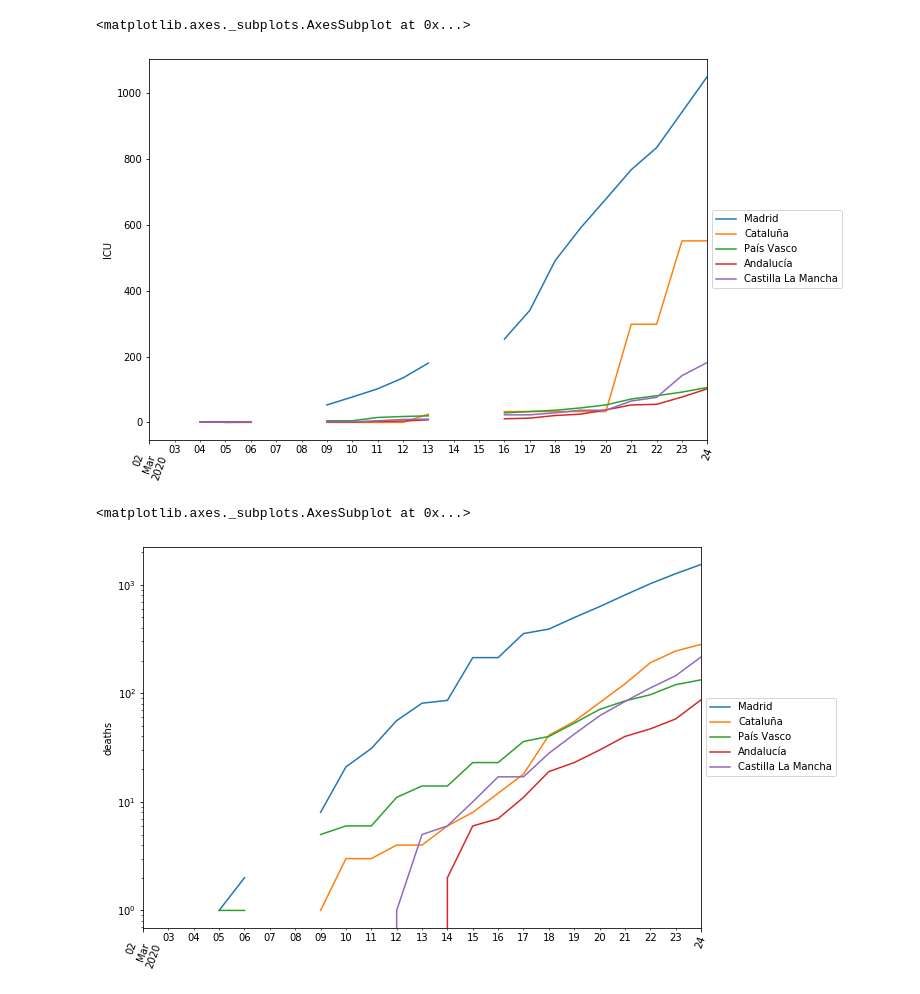
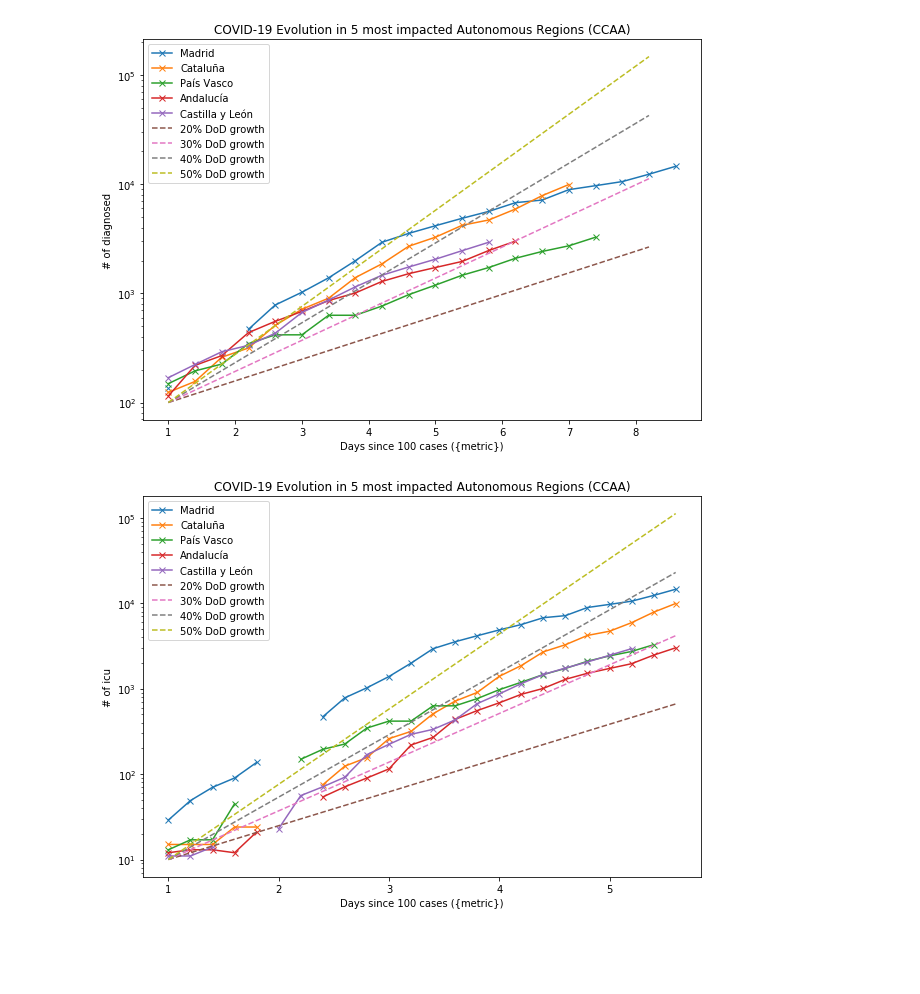
Before and after one commit to atibaup/covid-spain, a Jupyter notebook: notebooks/001_plots.ipynb, the cells around one changed output. Drawn from its saved outputs; the diff is of its cells as text; code cells hidden in the pictures; blank space fills up the shorter version.

```diff
--- a/notebooks/001_plots.ipynb
+++ b/notebooks/001_plots.ipynb
@@ -31,14 +33,2 @@ deaths = deaths.merge(reference, left_index=True, right_index=True, how='right')
 
 most_impacted_ccaa = diagnosed.tail(1).iloc[0].sort_values(ascending=False).head(5)
-# %%
-rates = np.arange(0.2, 0.5, 0.1)
-most_impacted_ccaa_name = most_impacted_ccaa.index[0]
-start_point = diagnosed[most_impacted_ccaa_name].iloc[0]
-growth_cols = []
-for rate in rates:
-    growth_col = f'{most_impacted_ccaa_name} {(rate*100):.0f}% DoD growth'
-    diagnosed[growth_col] = start_point * np.power(1 + rate, diagnosed['days_since_start'])
-    growth_cols.append(growth_col)
-# %%
-to_plot = most_impacted_ccaa.index.tolist() + growth_cols
-ax = pretty_plot(diagnosed[to_plot], '# diagnosed (log)', logy=True)
@@ -47,10 +35,35 @@ ax = pretty_plot(diagnosed[to_plot], '# diagnosed (log)', logy=True)
-# %%
-pretty_plot(icu[most_impacted_ccaa.index], 'ICU')
-# %% [output]
-<matplotlib.axes._subplots.AxesSubplot at 0x...>
-[figure, removed]
-# %%
-pretty_plot(deaths[most_impacted_ccaa.index], 'deaths', logy=True)
-# %% [output]
-<matplotlib.axes._subplots.AxesSubplot at 0x...>
-[figure, removed]
+# %%
+def plot_aligned_metrics(k, m, ccaas):
+    rates = [0.2, 0.3, 0.4, 0.5]
+    for ccaa in ccaas:
+        diagnosed[f'{ccaa}-days-since-{k}-{metric}'] = diagnosed['days_since_start'] -\
+            diagnosed['days_since_start'].loc[diagnosed[ccaa] >= k].iloc[0]
+
+    fig = plt.figure(figsize=(10, 7))
+    ax = plt.gca()
+
+    for ccaa in ccaas:
+        subset = diagnosed[[ccaa, f'{ccaa}-days-since-{k}-{metric}']]
+        subset = subset.loc[subset[f'{ccaa}-days-since-{k}-{metric}'] >= 0]
+        ax.semilogy(subset[f'{ccaa}-days-since-{k}-{metric}'], subset[ccaa], '-x', label=ccaa)
+
+    for rate in rates:
+        x = range(0, int(ax.get_xlim()[1]))
+        y = k * np.power(1 + rate, x)
+        ax.semilogy(x, y, '--', label=f'{(rate*100):.0f}% DoD growth')
+
+    ax.set_xticklabels(x)
+
+    plt.title('COVID-19 Evolution in 5 most impacted Autonomous Regions (CCAA)')
+    plt.xlabel(f'Days since 100 cases ({metric})')
+    plt.ylabel(f'# of {metric}')
+    _ = plt.legend()
+# %%
+thresholds = [100, 10, 10, 10]
+metrics = ['diagnosed', 'icu', 'deaths', 'hospitalized']
+
+for metric, threshold in zip(metrics, thresholds):
+    plot_aligned_metrics(threshold, metric, most_impacted_ccaa.index)
+# %% [output]
+[figure, added]
+[figure, added]
```
Also changed, not shown: parts of 7 cells of this notebook, 6 other files.
